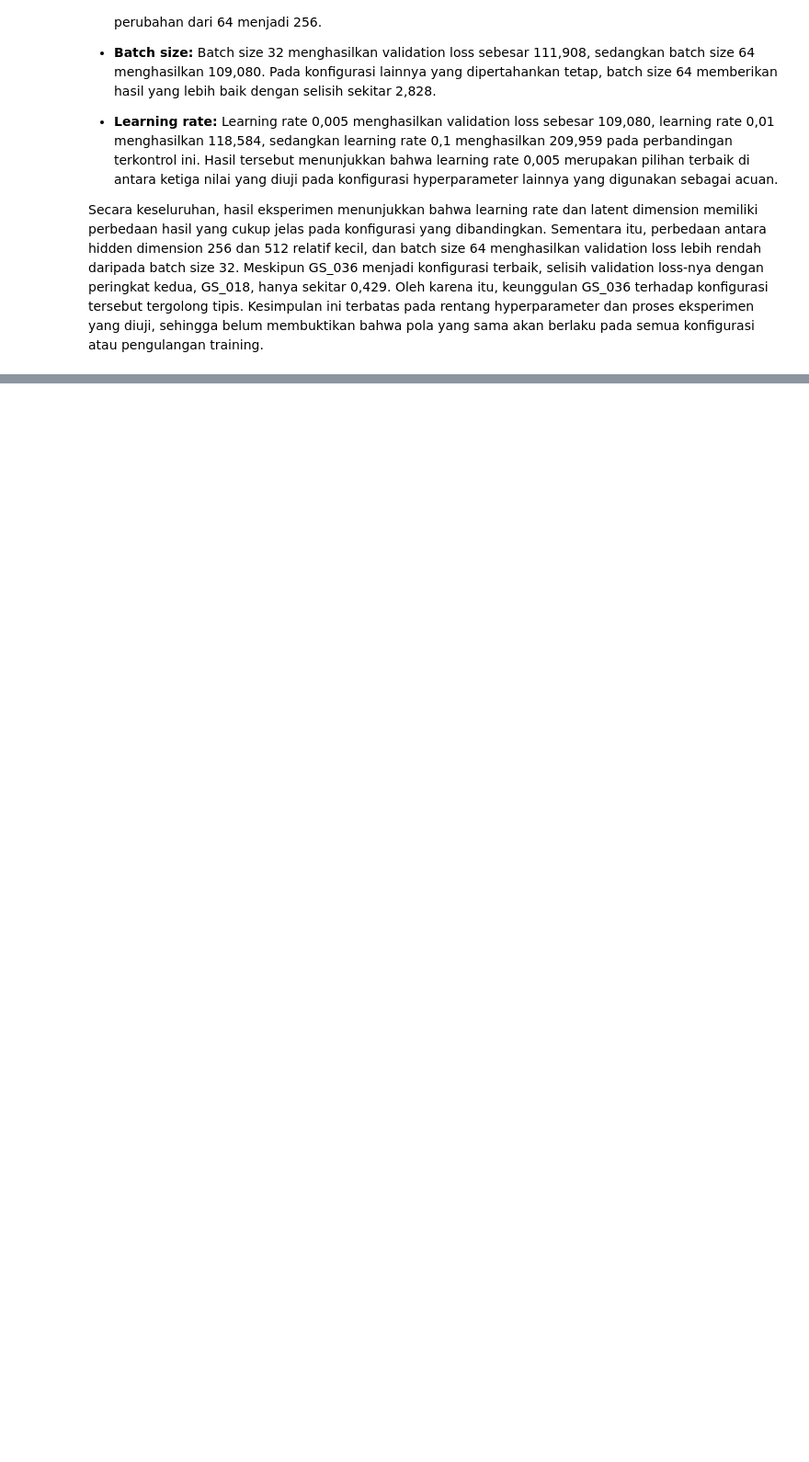
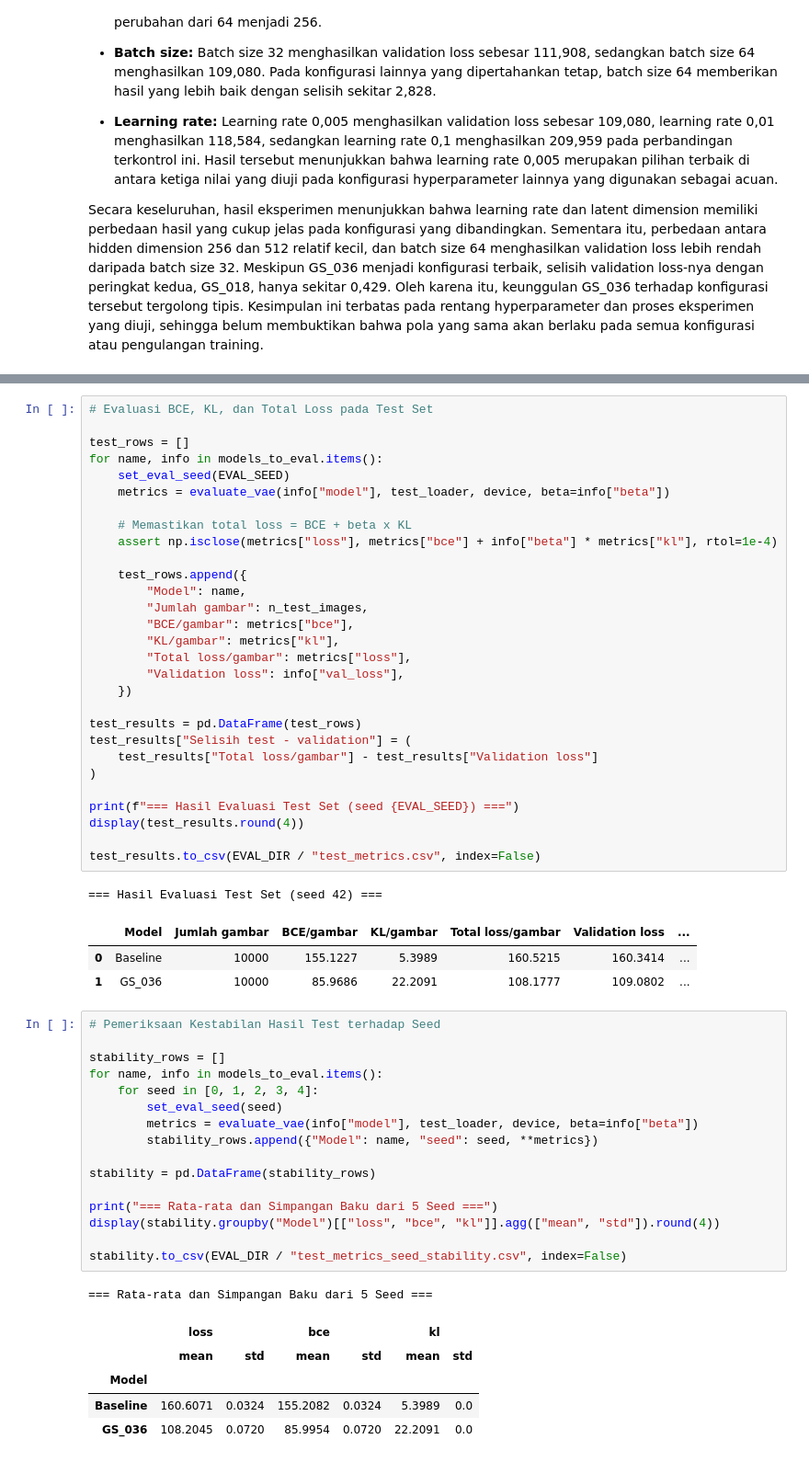
Before and after one commit to AI-IF-TelU/Proyek1-GenAI-VAE-Telertubbies, a Jupyter notebook: main.ipynb, the cells around one changed output, grey strips where cells are left out. Shown at 92% size. Cells and saved outputs as stored; diff of their text form; blank space fills up the shorter version.

```diff
--- a/main.ipynb
+++ b/main.ipynb
@@ -2653,0 +2726,57 @@ Secara keseluruhan, hasil eksperimen menunjukkan bahwa learning rate dan latent
+# %%
+# Evaluasi BCE, KL, dan Total Loss pada Test Set
+
+test_rows = []
+for name, info in models_to_eval.items():
+    set_eval_seed(EVAL_SEED)
+    metrics = evaluate_vae(info["model"], test_loader, device, beta=info["beta"])
+
+    # Memastikan total loss = BCE + beta x KL
+    assert np.isclose(metrics["loss"], metrics["bce"] + info["beta"] * metrics["kl"], rtol=1e-4)
+
+    test_rows.append({
+        "Model": name,
+        "Jumlah gambar": n_test_images,
+        "BCE/gambar": metrics["bce"],
+        "KL/gambar": metrics["kl"],
+        "Total loss/gambar": metrics["loss"],
+        "Validation loss": info["val_loss"],
+    })
+
+test_results = pd.DataFrame(test_rows)
+test_results["Selisih test - validation"] = (
+    test_results["Total loss/gambar"] - test_results["Validation loss"]
+)
+
+print(f"=== Hasil Evaluasi Test Set (seed {EVAL_SEED}) ===")
+display(test_results.round(4))
+
+test_results.to_csv(EVAL_DIR / "test_metrics.csv", index=False)
+# %% [output]
+=== Hasil Evaluasi Test Set (seed 42) ===
+|  | Model | Jumlah gambar | BCE/gambar | KL/gambar | Total loss/gambar | Validation loss | ... |
+| 0 | Baseline | 10000 | 155.1227 | 5.3989 | 160.5215 | 160.3414 | ... |
+| 1 | GS_036 | 10000 | 85.9686 | 22.2091 | 108.1777 | 109.0802 | ... |
+# %%
+# Pemeriksaan Kestabilan Hasil Test terhadap Seed
+
+stability_rows = []
+for name, info in models_to_eval.items():
+    for seed in [0, 1, 2, 3, 4]:
+        set_eval_seed(seed)
+        metrics = evaluate_vae(info["model"], test_loader, device, beta=info["beta"])
+        stability_rows.append({"Model": name, "seed": seed, **metrics})
+
+stability = pd.DataFrame(stability_rows)
+
+print("=== Rata-rata dan Simpangan Baku dari 5 Seed ===")
+display(stability.groupby("Model")[["loss", "bce", "kl"]].agg(["mean", "std"]).round(4))
+
+stability.to_csv(EVAL_DIR / "test_metrics_seed_stability.csv", index=False)
+# %% [output]
+=== Rata-rata dan Simpangan Baku dari 5 Seed ===
+|  | loss |  | bce |  | kl |  |
+|  | mean | std | mean | std | mean | std |
+| Model |  |  |  |  |  |  |
+| Baseline | 160.6071 | 0.0324 | 155.2082 | 0.0324 | 5.3989 | 0.0 |
+| GS_036 | 108.2045 | 0.0720 | 85.9954 | 0.0720 | 22.2091 | 0.0 |
```
Also changed, not shown: parts of 8 cells of this notebook, 6 other files.
